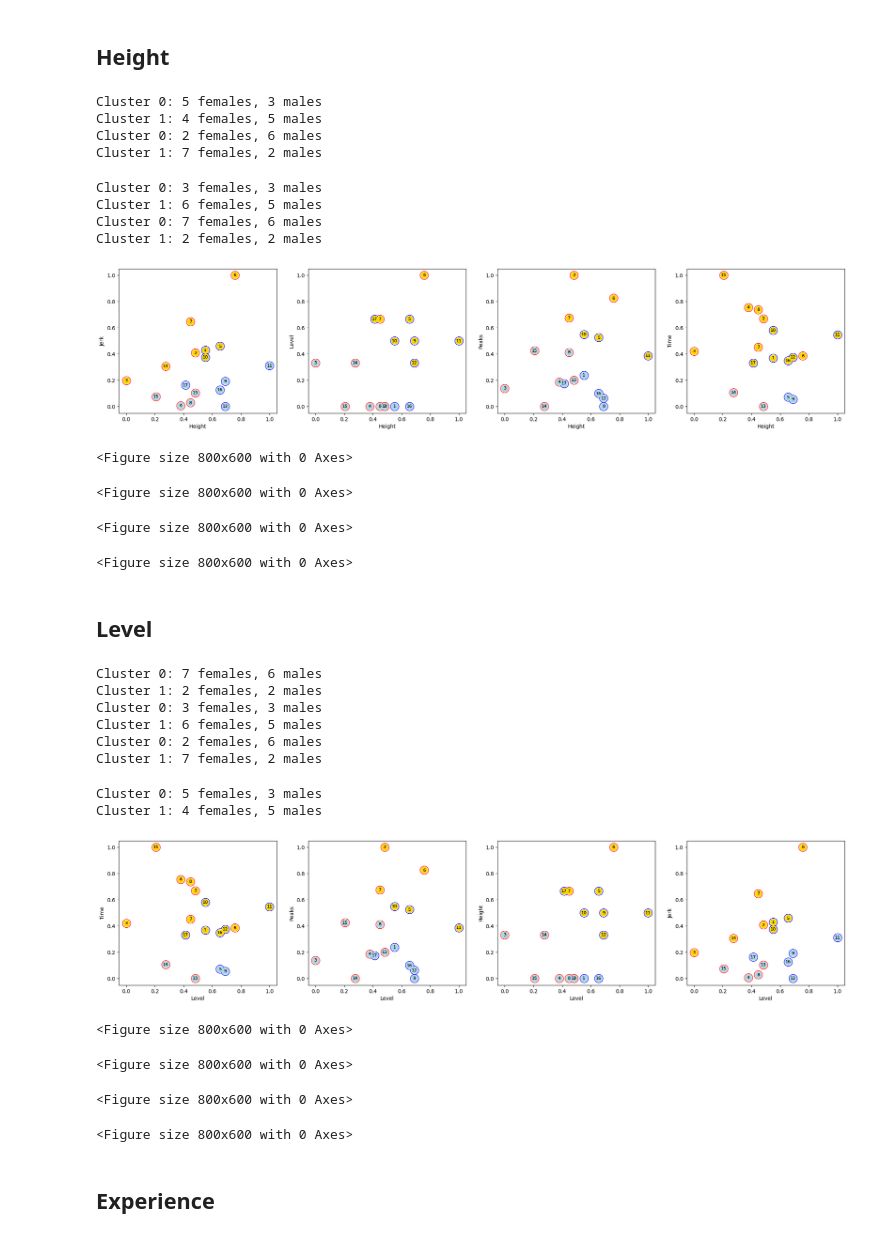
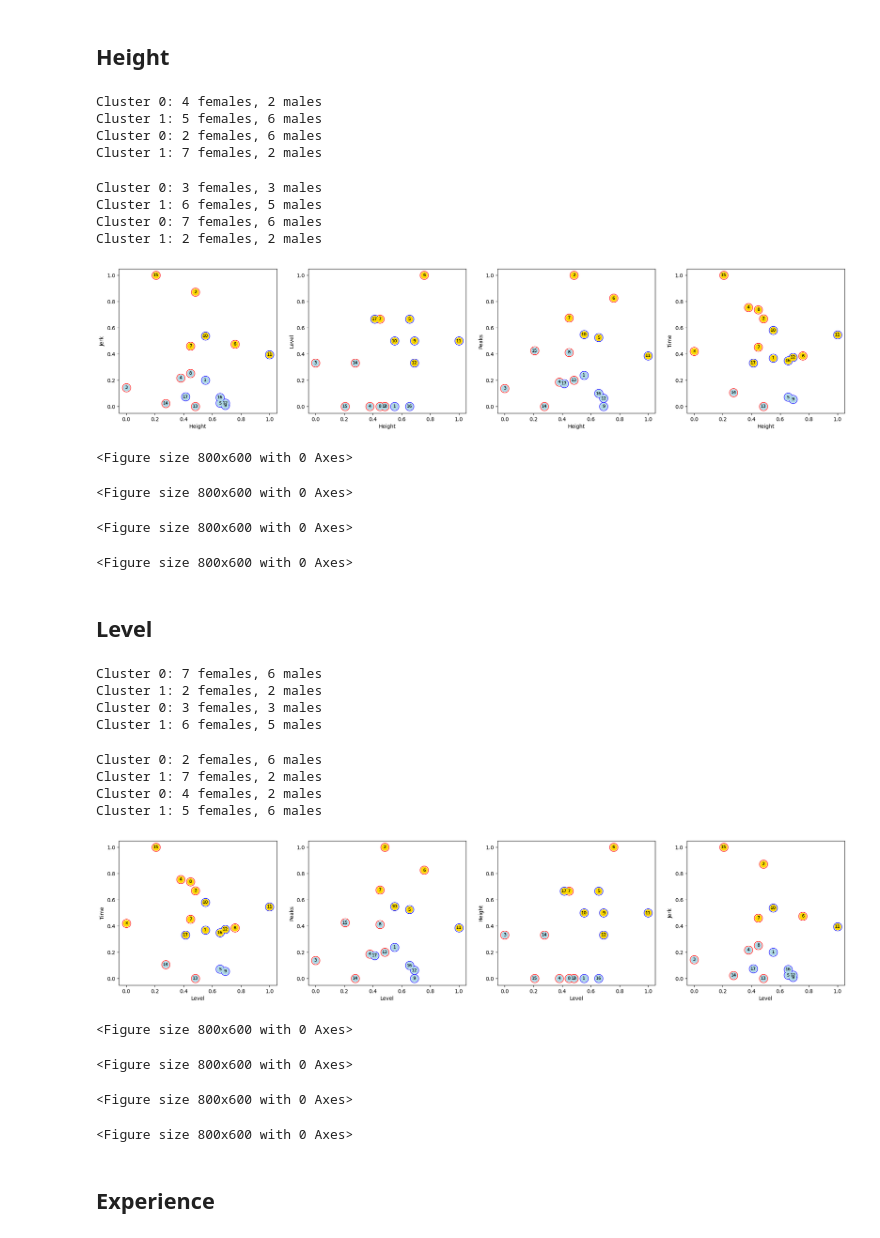
Before and after one commit to doertiboy/MasterStudy, a Jupyter notebook: 03_Clustering.ipynb, the cells around one changed output. Saved outputs shown, nothing was run; the diff lists cells and outputs as text; code cells hidden in the pictures.

```diff
--- a/03_Clustering.ipynb
+++ b/03_Clustering.ipynb
@@ -206,8 +206,8 @@ def subPlotGender2Clusters(axs, data, xlabel, ylabel):
     for cluster_label in range(2):
         cluster_data = data[kmeans.labels_ == cluster_label]
 
-        female_counts[cluster_label] = np.sum((gender == 'female') & (kmeans.labels_ == cluster_label))
-        male_counts[cluster_label] = np.sum((gender == 'male') & (kmeans.labels_ == cluster_label))
+        female_counts[cluster_label] = np.sum((gender == 0) & (kmeans.labels_ == cluster_label))
+        male_counts[cluster_label] = np.sum((gender == 1) & (kmeans.labels_ == cluster_label))
 
     # Print
     for cluster_label in range(2):
@@ -217,38 +217,38 @@ def subPlotGender2Clusters(axs, data, xlabel, ylabel):
     colors = [color0, color1]
     plt.figure(figsize=(8, 6))
     for cluster_label in range(2):
         cluster_data = data[kmeans.labels_ == cluster_label]
         axs.scatter(cluster_data[:, 0], cluster_data[:, 1], c=colors[cluster_label], marker='o', s=150, label=f'Cluster {cluster_label}')
 
     # Annotate each point with person's name
         for i, point in enumerate(data):
             numeric_name = person_name[i][1:]
             axs.text(point[0], point[1], numeric_name, fontsize=8, ha='center', va='center')
 
 
     # Add Gender information
-    axs.scatter(data[(gender == 'female'), 0], data[(gender == 'female'), 1], c='white', marker='o', edgecolor='red', label='Female', s=250, zorder=0)
-    axs.scatter(data[(gender == 'male'), 0], data[(gender == 'male'), 1], c='white', marker='o', edgecolor='blue', label='Male', s=250, zorder=0)
+    axs.scatter(data[(gender == 0), 0], data[(gender == 0), 1], c='white', marker='o', edgecolor='red', label='Female', s=250, zorder=0)
+    axs.scatter(data[(gender == 1), 0], data[(gender == 1), 1], c='white', marker='o', edgecolor='blue', label='Male', s=250, zorder=0)
 
     axs.set_xlabel(xlabel)
     axs.set_ylabel(ylabel)
 
 fig, axs = plt.subplots(1, 4, figsize=(25, 5))
 subPlotGender2Clusters(axs[0], height_jerk, 'Height', 'Jerk')
 subPlotGender2Clusters(axs[1], height_level, 'Height', 'Level')
 subPlotGender2Clusters(axs[2], height_peaks, 'Height', 'Peaks')
 subPlotGender2Clusters(axs[3], height_time, 'Height', 'Time')
 plt.show()
 # %% [output]
-Cluster 0: 5 females, 3 males
-Cluster 1: 4 females, 5 males
+Cluster 0: 4 females, 2 males
+Cluster 1: 5 females, 6 males
 Cluster 0: 2 females, 6 males
 Cluster 1: 7 females, 2 males
 Cluster 0: 3 females, 3 males
 Cluster 1: 6 females, 5 males
 Cluster 0: 7 females, 6 males
 Cluster 1: 2 females, 2 males
-[figure, old version]
+[figure, new version]
 <Figure size 800x600 with 0 Axes>
 <Figure size 800x600 with 0 Axes>
 <Figure size 800x600 with 0 Axes>
@@ -272,11 +272,11 @@ Cluster 0: 7 females, 6 males
 Cluster 1: 2 females, 2 males
 Cluster 0: 3 females, 3 males
 Cluster 1: 6 females, 5 males
-Cluster 0: 2 females, 6 males
-Cluster 1: 7 females, 2 males
-Cluster 0: 5 females, 3 males
-Cluster 1: 4 females, 5 males
+Cluster 0: 2 females, 6 males
+Cluster 1: 7 females, 2 males
+Cluster 0: 4 females, 2 males
+Cluster 1: 5 females, 6 males
-[figure, old version]
+[figure, new version]
 <Figure size 800x600 with 0 Axes>
 <Figure size 800x600 with 0 Axes>
 <Figure size 800x600 with 0 Axes>
```
Also changed, not shown: parts of 11 cells of this notebook, 6 other files.
